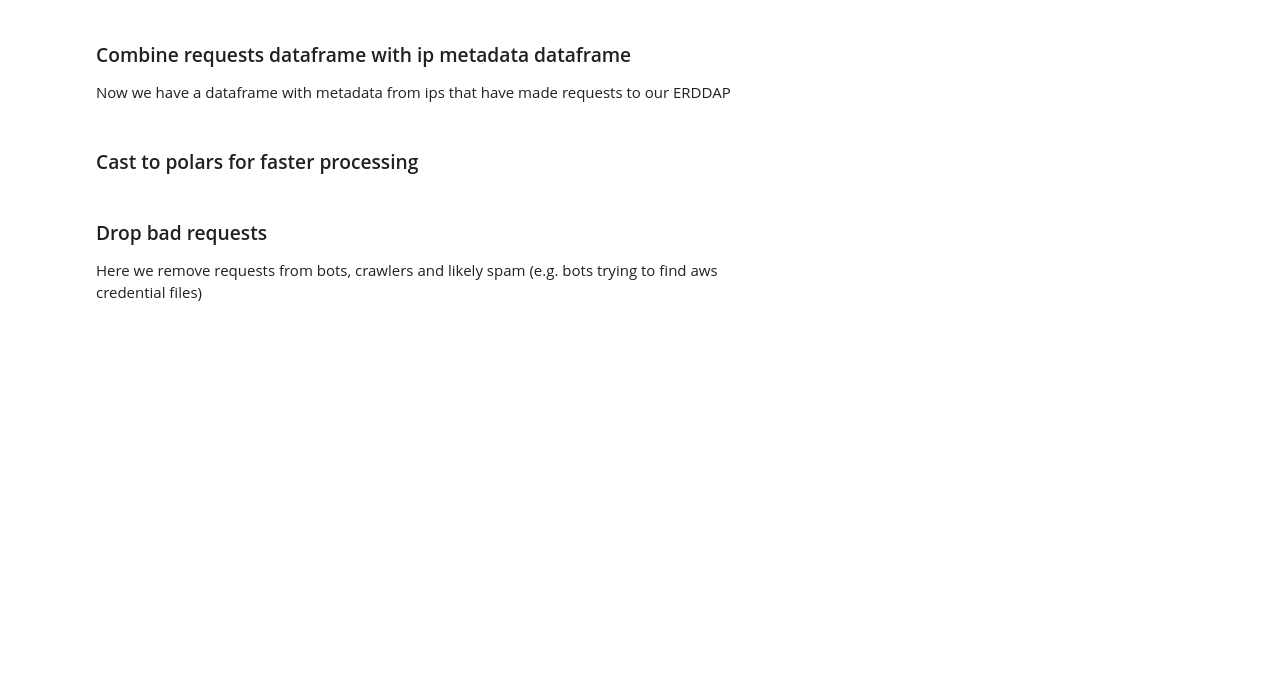
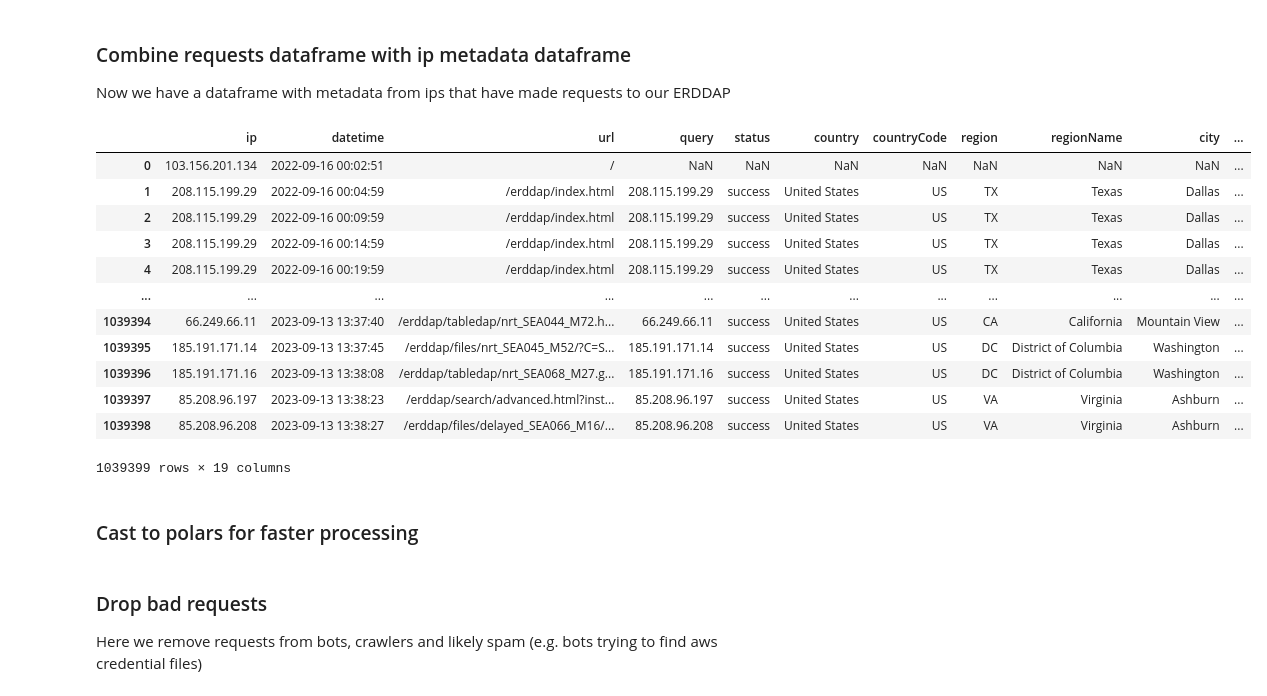
Before and after one commit to callumrollo/erddaplogs, a Jupyter notebook: weblogs-analysis.ipynb, the cells around one changed output. Saved outputs shown, nothing was run; the diff lists cells and outputs as text; code cells hidden in the pictures; blank space fills up the shorter version.

```diff
--- a/weblogs-analysis.ipynb
+++ b/weblogs-analysis.ipynb
@@ -155,13 +205,28 @@ We have info on 555 ip address
 
 Now we have a dataframe with metadata from ips that have made requests to our ERDDAP
 # %%
-df_pd = pd.merge(df_pd, df_ip, left_on="ip", right_on="query", how="left")
+df_pd_ip = pd.merge(df_pd, df_ip, left_on="ip", right_on="query", how="left")
 
-ip_grid = df_pd.ip.str.split(".", expand=True)
+ip_grid = df_pd_ip.ip.str.split(".", expand=True)
 ip_root = ip_grid[0] + "." + ip_grid[1]
 ip_group = ip_grid[0] + "." + ip_grid[1] + "." +ip_grid[2]
-df_pd["ip_root"] = ip_root
-df_pd["ip_group"] = ip_group
+df_pd_ip["ip_root"] = ip_root
+df_pd_ip["ip_group"] = ip_group
+df_pd_ip
+# %% [output]
+|  | ip | datetime | url | query | status | country | countryCode | region | regionName | city | ... |
+| 0 | 103.156.201.134 | 2022-09-16 00:02:51 | / | NaN | NaN | NaN | NaN | NaN | NaN | NaN | ... |
+| 1 | 208.115.199.29 | 2022-09-16 00:04:59 | /erddap/index.html | 208.115.199.29 | success | United States | US | TX | Texas | Dallas | ... |
+| 2 | 208.115.199.29 | 2022-09-16 00:09:59 | /erddap/index.html | 208.115.199.29 | success | United States | US | TX | Texas | Dallas | ... |
+| 3 | 208.115.199.29 | 2022-09-16 00:14:59 | /erddap/index.html | 208.115.199.29 | success | United States | US | TX | Texas | Dallas | ... |
+| 4 | 208.115.199.29 | 2022-09-16 00:19:59 | /erddap/index.html | 208.115.199.29 | success | United States | US | TX | Texas | Dallas | ... |
+| ... | ... | ... | ... | ... | ... | ... | ... | ... | ... | ... | ... |
+| 1039394 | 66.249.66.11 | 2023-09-13 13:37:40 | /erddap/tabledap/nrt_SEA044_M72.h... | 66.249.66.11 | success | United States | US | CA | California | Mountain View | ... |
+| 1039395 | 185.191.171.14 | 2023-09-13 13:37:45 | /erddap/files/nrt_SEA045_M52/?C=S... | 185.191.171.14 | success | United States | US | DC | District of Columbia | Washington | ... |
+| 1039396 | 185.191.171.16 | 2023-09-13 13:38:08 | /erddap/tabledap/nrt_SEA068_M27.g... | 185.191.171.16 | success | United States | US | DC | District of Columbia | Washington | ... |
+| 1039397 | 85.208.96.197 | 2023-09-13 13:38:23 | /erddap/search/advanced.html?inst... | 85.208.96.197 | success | United States | US | VA | Virginia | Ashburn | ... |
+| 1039398 | 85.208.96.208 | 2023-09-13 13:38:27 | /erddap/files/delayed_SEA066_M16/... | 85.208.96.208 | success | United States | US | VA | Virginia | Ashburn | ... |
+1039399 rows × 19 columns
 # %% [markdown]
 ### Cast to polars for faster processing
 # %%
```
Also changed, not shown: parts of 10 cells of this notebook.
